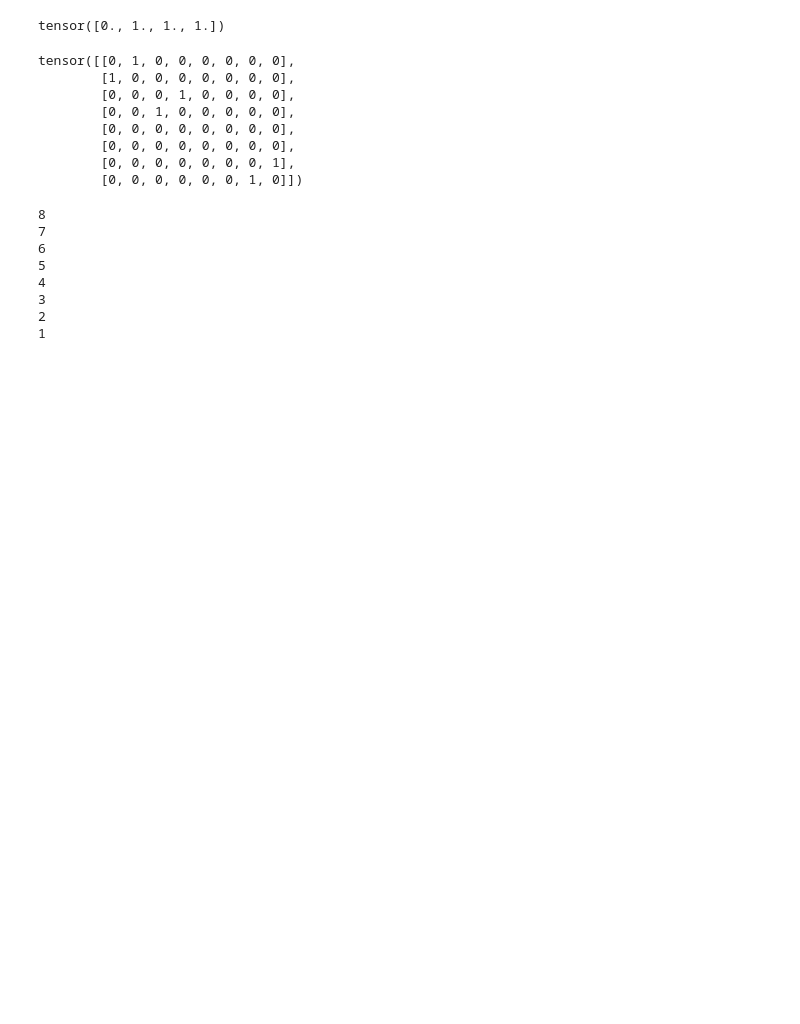
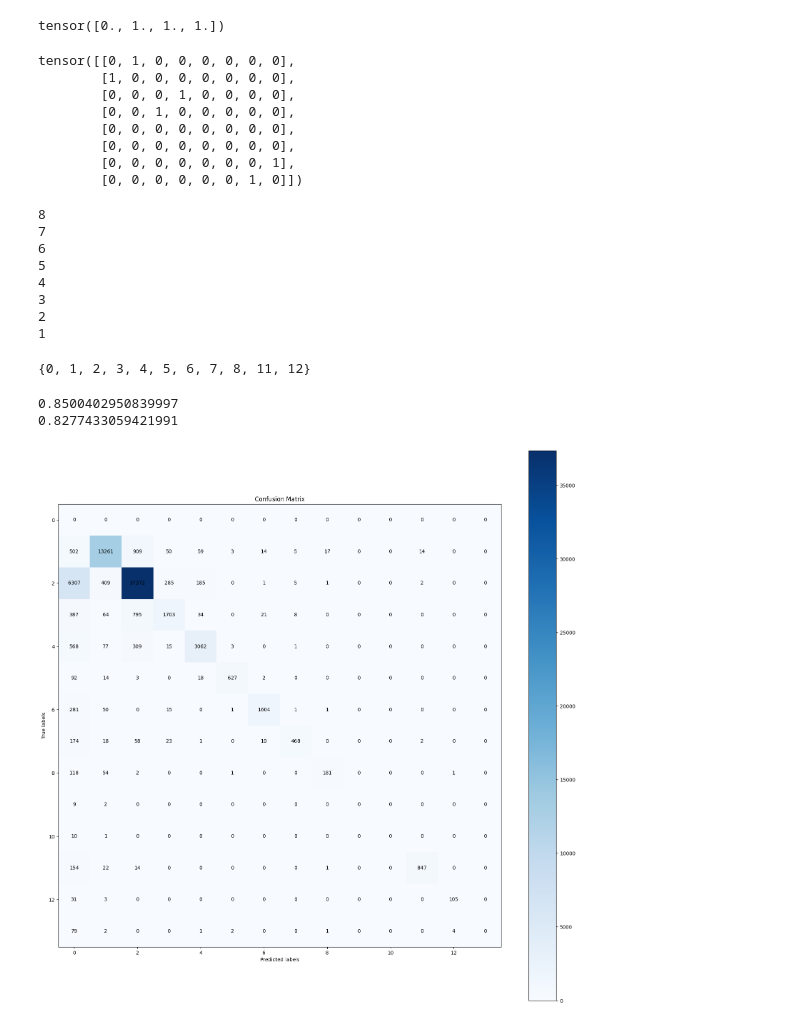
Before and after one commit to yejing97/Edge_GAT, a Jupyter notebook: test.ipynb, the cells around one changed output. Cells and saved outputs as stored; diff of their text form; code cells hidden in the pictures; blank space fills up the shorter version.

```diff
--- a/test.ipynb
+++ b/test.ipynb
@@ -1340,3 +1345,59 @@ for i in range(8, 0, -1):
 3
 2
 1
+# %%
+result_path = './results/test/'
+import torch
+import os
+from sklearn.metrics import confusion_matrix, ConfusionMatrixDisplay
+pred_edge = torch.zeros(0)
+pred_node = torch.zeros(0)
+gt_edge = torch.zeros(0)
+gt_node = torch.zeros(0)
+for root, _, files in os.walk(result_path):
+    for file in files:
+        pt = torch.load(os.path.join(root, file), map_location=torch.device('cpu'))
+        stroke_emb = pt[0]
+        edge_emb = pt[1]
+        stroke_label = pt[2]
+        edge_label = pt[3]
+        indices = torch.nonzero(edge_label.reshape(-1))
+        edge_emb = edge_emb.reshape(-1, edge_emb.shape[-1])[indices]
+        edge_label = edge_label.reshape(-1)[indices]
+        pred_edge = torch.cat((pred_edge, edge_emb), dim=0)
+        pred_node = torch.cat((pred_node, stroke_emb), dim=0)
+        gt_edge = torch.cat((gt_edge, edge_label), dim=0)
+        gt_node = torch.cat((gt_node, stroke_label), dim=0)
+pred_edge = pred_edge.squeeze(1)
+cm = confusion_matrix(gt_edge, torch.argmax(pred_edge, dim=1))
+cm_node = confusion_matrix(gt_node, torch.argmax(pred_node, dim=1))
+# %%
+unique_integers = set(torch.argmax(pred_edge, dim = 1).view(-1).numpy())
+num_unique_integers = len(unique_integers)
+print(unique_integers)
+# %% [output]
+{0, 1, 2, 3, 4, 5, 6, 7, 8, 11, 12}
+# %%
+from sklearn.metrics import accuracy_score
+print(accuracy_score(gt_node, torch.argmax(pred_node, dim = 1)))
+print(accuracy_score(gt_edge, torch.argmax(pred_edge, dim = 1)))
+# %% [output]
+0.8500402950839997
+0.8277433059421991
+# %%
+import matplotlib.pyplot as plt
+plt.figure(figsize=(20, 20))  # Change the figure size as needed
+
+# Plot confusion matrix
+plt.imshow(cm, cmap='Blues')
+for i in range(cm.shape[0]):
+    for j in range(cm.shape[1]):
+        plt.text(j, i, cm[i, j], ha='center', va='center', color='black')
+plt.colorbar()
+
+plt.xlabel('Predicted labels')
+plt.ylabel('True labels')
+plt.title('Confusion Matrix')
+plt.show()
+# %% [output]
+[figure, added]
```
Also changed, not shown: parts of 30 cells of this notebook, 4 other files.
